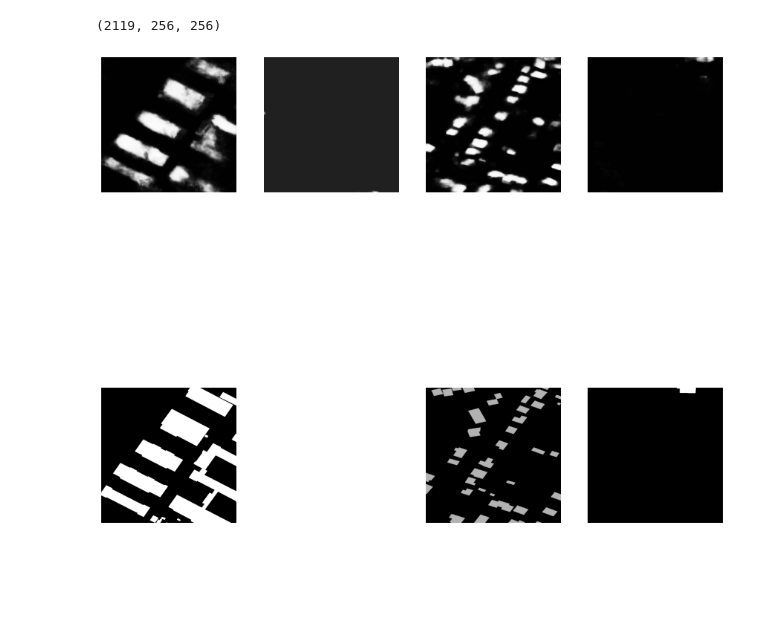
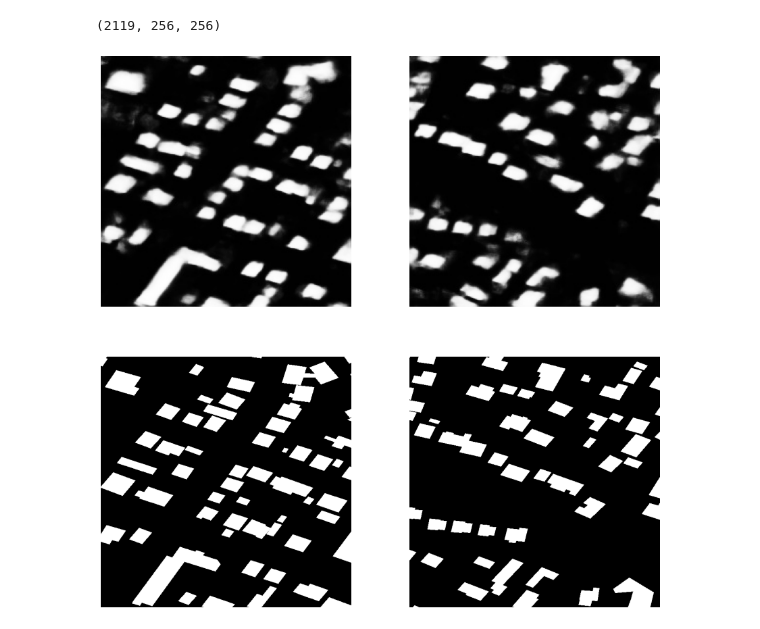
Before and after one commit to bryanjonas/pytorch-nested-unet, a Jupyter notebook: ImageViewing.ipynb, the cells around one changed output. Drawn from its saved outputs; the diff is of its cells as text; code cells hidden in the pictures; blank space fills up the shorter version.

```diff
--- a/ImageViewing.ipynb
+++ b/ImageViewing.ipynb
@@ -34,16 +34,16 @@ imgArr.shape
 # %% [output]
 (2119, 256, 256)
 # %%
-count = 4
+count = 2
 randNum = randint(0, imgArr.shape[0]-count)
 fig, axs = plt.subplots(2, count, figsize=(15, 15))
 for idx, ax in enumerate(axs[0]):
     idx += randNum
     ax.imshow(imgArr[idx, :, :], cmap = 'Greys')
     ax.axis('off')
 for idx, ax in enumerate(axs[1]):
     idx += randNum
     ax.imshow(maskArr[idx, :, :], cmap = 'Greys')
     ax.axis('off')
 # %% [output]
-[figure, old version]
+[figure, new version]
```
